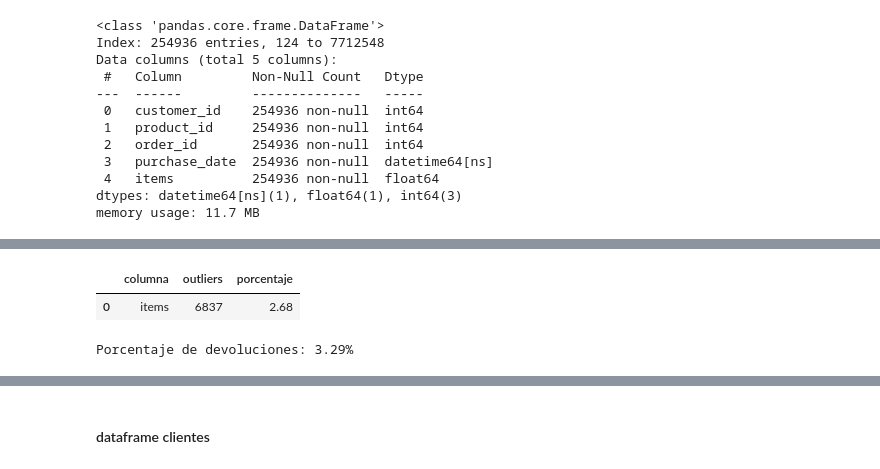
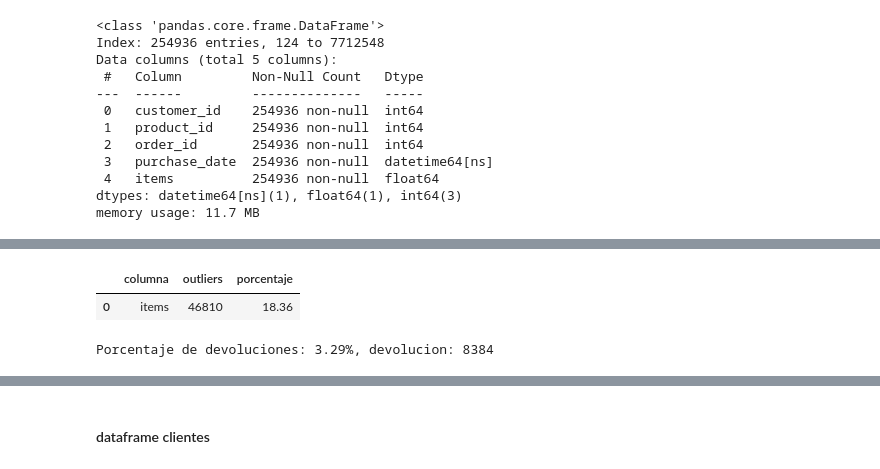
Before and after one commit to onemoremoka/sodaIAdrinks, a Jupyter notebook: datascience_notebook.ipynb, the cells around one changed output, grey strips where cells are left out. Drawn from its saved outputs; the diff is of its cells as text; code cells hidden in the pictures.

```diff
--- a/datascience_notebook.ipynb
+++ b/datascience_notebook.ipynb
@@ -225,8 +225,8 @@ class IQR(BaseEstimator, TransformerMixin):
     self.lambda_ = lambda_
 
   def fit(self, X, y=None):
-      q1 = X.quantile(0.10)
-      q3 = X.quantile(0.90)
+      q1 = X.quantile(0.25) # primer decil
+      q3 = X.quantile(0.75) # noveno decil
       iqr = q3 - q1
       self.lower_bound_ = q1 - self.lambda_ * iqr
       self.upper_bound_ = q3 + self.lambda_ * iqr
@@ -293,13 +348,12 @@ df_transacciones.describe()
 # %%
-iqr_transformer = IQR(lambda_=2)
+# se consideran únicamente las variables numéricas relevantes, excluyendo identificadores y variables categóricas
+iqr_transformer = IQR(lambda_=1)
 iqr_transformer.fit(df_transacciones)
 count = iqr_transformer.count_outliers(df_transacciones.drop(columns=['customer_id', 'product_id', 'order_id', 'purchase_date']))
 count
-
-#TODO: crear un bboxplot para visualizar los outliers
 # %% [output]
 |  | columna | outliers | porcentaje |
-| 0 | items | 6837 | 2.68 |
+| 0 | items | 46810 | 18.36 |
 # %%
 dir_shopping = {
     "devolucion": (df_transacciones['items'] < 0).sum(),
@@ -310,7 +364,7 @@ porcentaje_devoluciones = round(
     dir_shopping['devolucion'] / (dir_shopping['compra'] + dir_shopping['devolucion']) * 100,
     2
 )
-print(f"Porcentaje de devoluciones: {porcentaje_devoluciones}%")
+print(f"Porcentaje de devoluciones: {porcentaje_devoluciones}%, devolucion: {dir_shopping['devolucion']}")
 # %% [output]
-Porcentaje de devoluciones: 3.29%
+Porcentaje de devoluciones: 3.29%, devolucion: 8384
 # %% [markdown]
```
Also changed, not shown: parts of 19 cells of this notebook, 1 other file.
